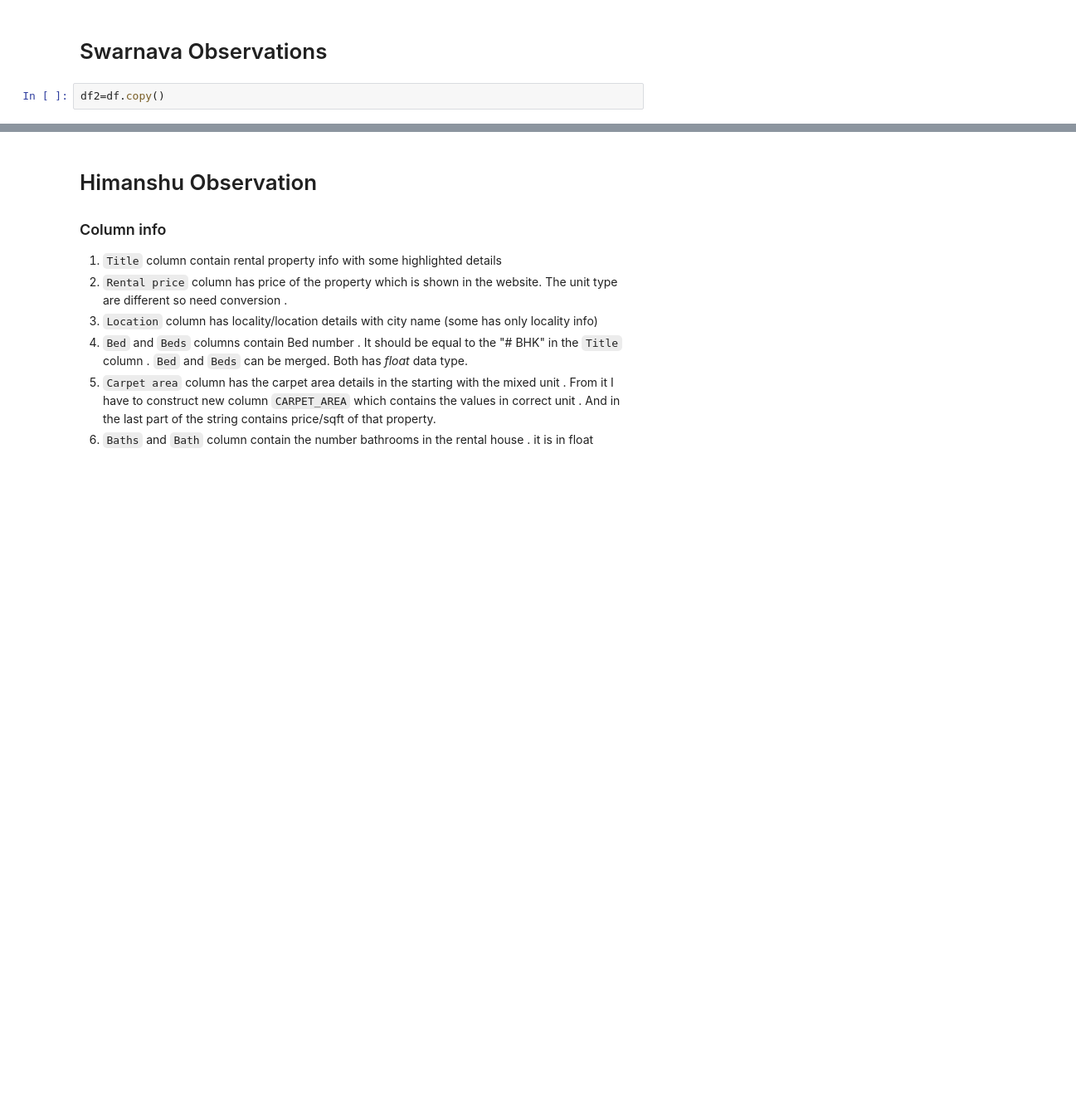
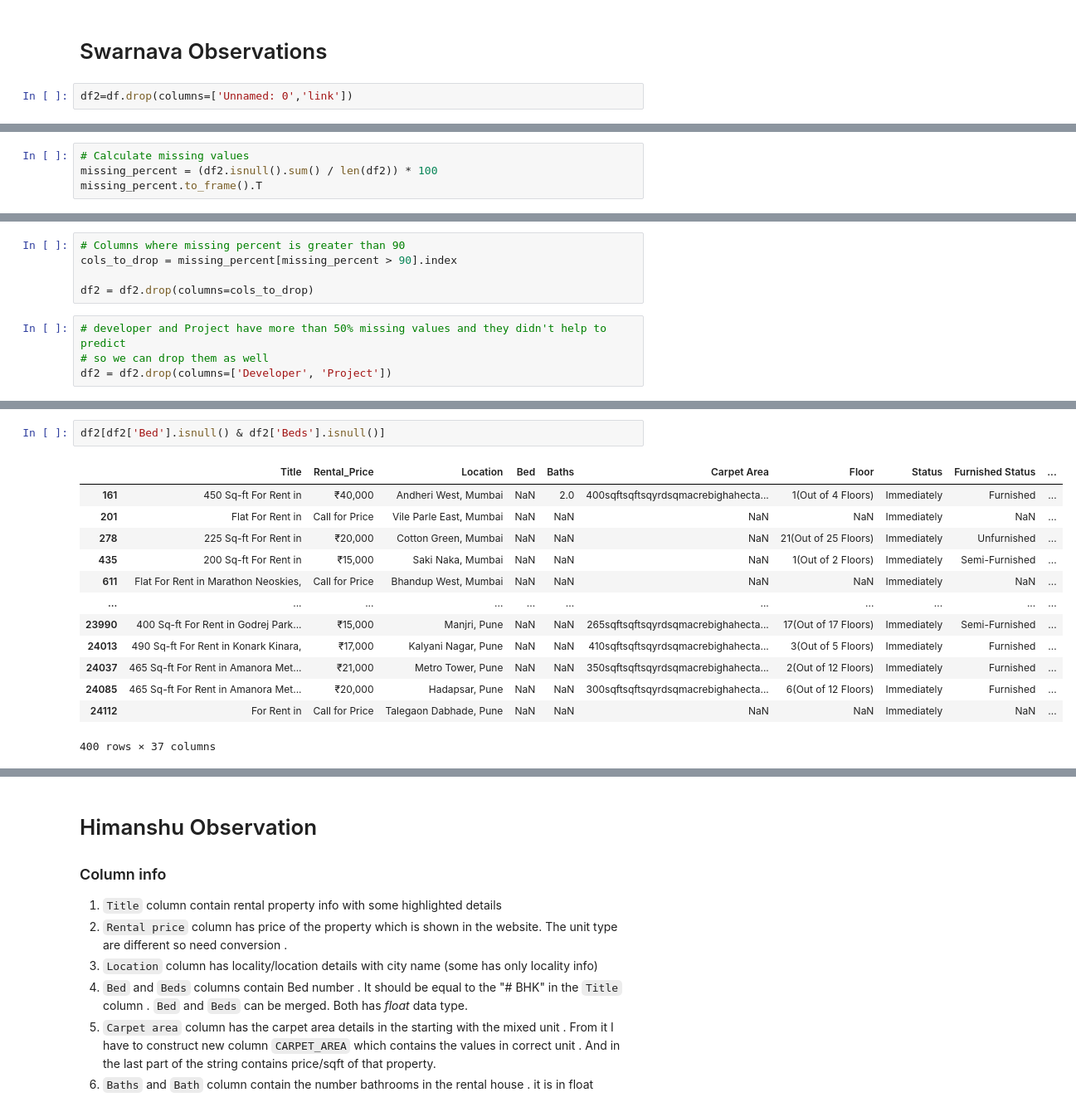
Before and after one commit to Himanshu7d3/House_Rent_Prediction, a Jupyter notebook: New_Data_Cleaning.ipynb, the cells around one changed output, grey strips where cells are left out. Shown at 83% size. Saved outputs shown, nothing was run; the diff lists cells and outputs as text; blank space fills up the shorter version.

```diff
--- a/New_Data_Cleaning.ipynb
+++ b/New_Data_Cleaning.ipynb
@@ -343,7 +343,7 @@ Security Deposit                   30.660866
 # %% [markdown]
 # Swarnava Observations
 # %%
-df2=df.copy()
+df2=df.drop(columns=['Unnamed: 0','link'])
 # %%
 df2.columns
 # %% [output]
@@ -376,0 +399,4 @@ df2.shape
+# %%
+# Calculate missing values
+missing_percent = (df2.isnull().sum() / len(df2)) * 100
+missing_percent.to_frame().T
@@ -376,0 +407,9 @@ df2.shape
+# %%
+# Columns where missing percent is greater than 90
+cols_to_drop = missing_percent[missing_percent > 90].index
+
+df2 = df2.drop(columns=cols_to_drop)
+# %%
+# developer and Project have more than 50% missing values and they didn't help to predict
+# so we can drop them as well
+df2 = df2.drop(columns=['Developer', 'Project'])
@@ -376,0 +467,16 @@ df2.shape
+# %%
+df2[df2['Bed'].isnull() & df2['Beds'].isnull()]
+# %% [output]
+|  | Title | Rental_Price | Location | Bed | Baths | Carpet Area | Floor | Status | Furnished Status | ... |
+| 161 | 450 Sq-ft For Rent in | ₹40,000 | Andheri West, Mumbai | NaN | 2.0 | 400sqftsqftsqyrdsqmacrebighahecta... | 1(Out of 4 Floors) | Immediately | Furnished | ... |
+| 201 | Flat For Rent in | Call for Price | Vile Parle East, Mumbai | NaN | NaN | NaN | NaN | Immediately | NaN | ... |
+| 278 | 225 Sq-ft For Rent in | ₹20,000 | Cotton Green, Mumbai | NaN | NaN | NaN | 21(Out of 25 Floors) | Immediately | Unfurnished | ... |
+| 435 | 200 Sq-ft For Rent in | ₹15,000 | Saki Naka, Mumbai | NaN | NaN | NaN | 1(Out of 2 Floors) | Immediately | Semi-Furnished | ... |
+| 611 | Flat For Rent in Marathon Neoskies, | Call for Price | Bhandup West, Mumbai | NaN | NaN | NaN | NaN | Immediately | NaN | ... |
+| ... | ... | ... | ... | ... | ... | ... | ... | ... | ... | ... |
+| 23990 | 400 Sq-ft For Rent in Godrej Park... | ₹15,000 | Manjri, Pune | NaN | NaN | 265sqftsqftsqyrdsqmacrebighahecta... | 17(Out of 17 Floors) | Immediately | Semi-Furnished | ... |
+| 24013 | 490 Sq-ft For Rent in Konark Kinara, | ₹17,000 | Kalyani Nagar, Pune | NaN | NaN | 410sqftsqftsqyrdsqmacrebighahecta... | 3(Out of 5 Floors) | Immediately | Furnished | ... |
+| 24037 | 465 Sq-ft For Rent in Amanora Met... | ₹21,000 | Metro Tower, Pune | NaN | NaN | 350sqftsqftsqyrdsqmacrebighahecta... | 2(Out of 12 Floors) | Immediately | Furnished | ... |
+| 24085 | 465 Sq-ft For Rent in Amanora Met... | ₹20,000 | Hadapsar, Pune | NaN | NaN | 300sqftsqftsqyrdsqmacrebighahecta... | 6(Out of 12 Floors) | Immediately | Furnished | ... |
+| 24112 | For Rent in | Call for Price | Talegaon Dabhade, Pune | NaN | NaN | NaN | NaN | Immediately | NaN | ... |
+400 rows × 37 columns
```
Also changed, not shown: parts of 39 cells of this notebook.
